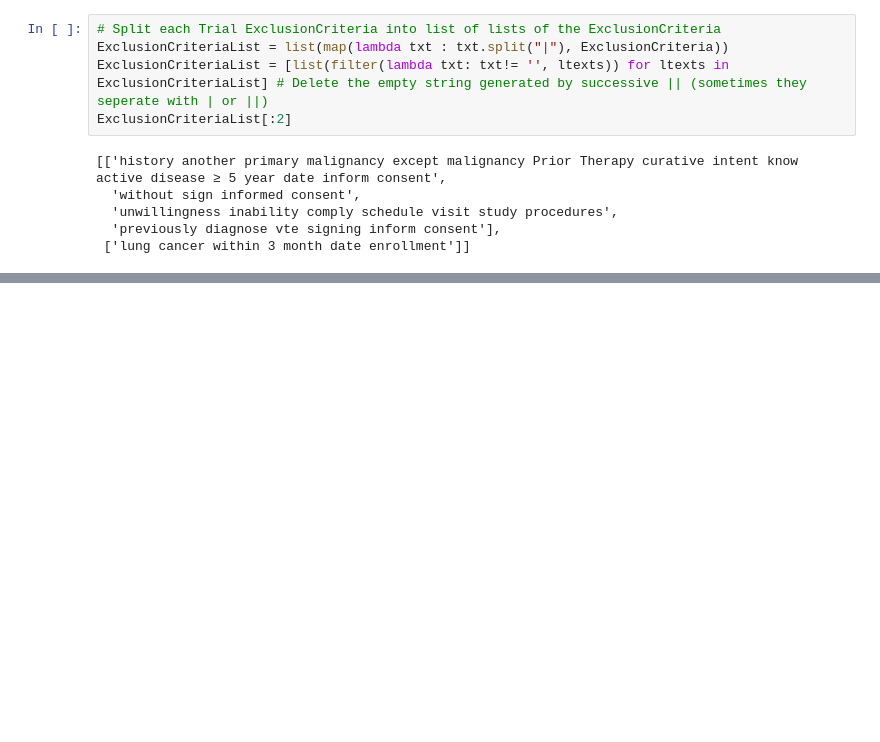
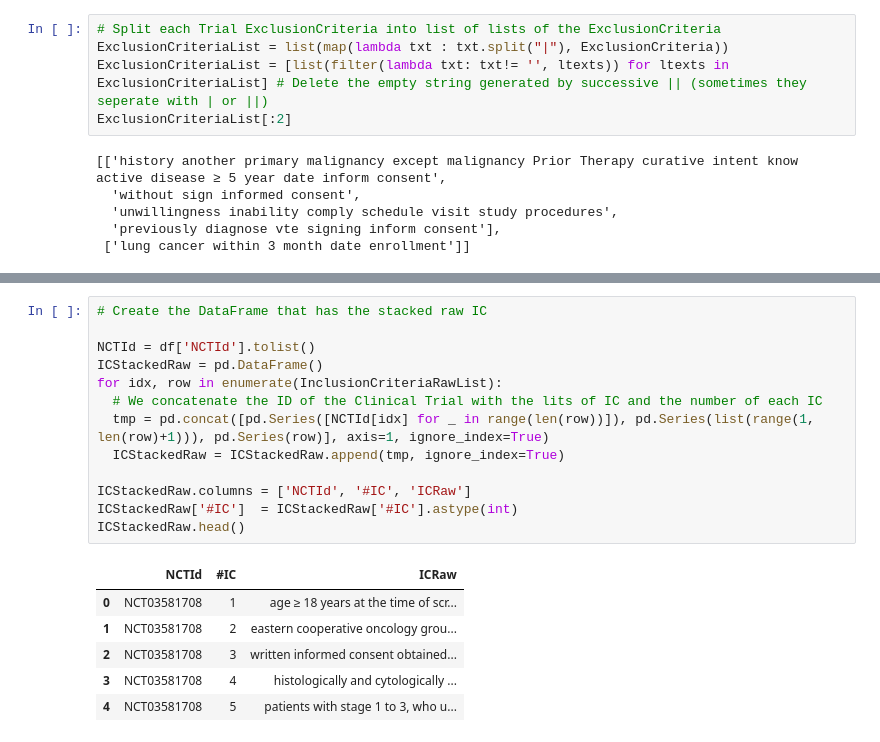
Before and after one commit to MWFK/NLP-Semantic-Similarity, a Jupyter notebook: ClinicalTrials/Data Engineering/04. Processing_IEC_NGRAM.ipynb, the cells around one changed output, grey strips where cells are left out. Drawn from its saved outputs; the diff is of its cells as text; blank space fills up the shorter version.

```diff
--- a/ClinicalTrials/Data Engineering/04. Processing_IEC_NGRAM.ipynb
+++ b/ClinicalTrials/Data Engineering/04. Processing_IEC_NGRAM.ipynb
@@ -330,0 +364,20 @@ all.head()
+# %%
+# Create the DataFrame that has the stacked raw IC
+
+NCTId = df['NCTId'].tolist()
+ICStackedRaw = pd.DataFrame()
+for idx, row in enumerate(InclusionCriteriaRawList):
+  # We concatenate the ID of the Clinical Trial with the lits of IC and the number of each IC
+  tmp = pd.concat([pd.Series([NCTId[idx] for _ in range(len(row))]), pd.Series(list(range(1, len(row)+1))), pd.Series(row)], axis=1, ignore_index=True)
+  ICStackedRaw = ICStackedRaw.append(tmp, ignore_index=True)
+
+ICStackedRaw.columns = ['NCTId', '#IC', 'ICRaw']
+ICStackedRaw['#IC']  = ICStackedRaw['#IC'].astype(int)
+ICStackedRaw.head()
+# %% [output]
+|  | NCTId | #IC | ICRaw |
+| 0 | NCT03581708 | 1 | age ≥ 18 years at the time of scr... |
+| 1 | NCT03581708 | 2 | eastern cooperative oncology grou... |
+| 2 | NCT03581708 | 3 | written informed consent obtained... |
+| 3 | NCT03581708 | 4 | histologically and cytologically ... |
+| 4 | NCT03581708 | 5 | patients with stage 1 to 3, who u... |
```
Also changed, not shown: parts of 20 cells of this notebook.
